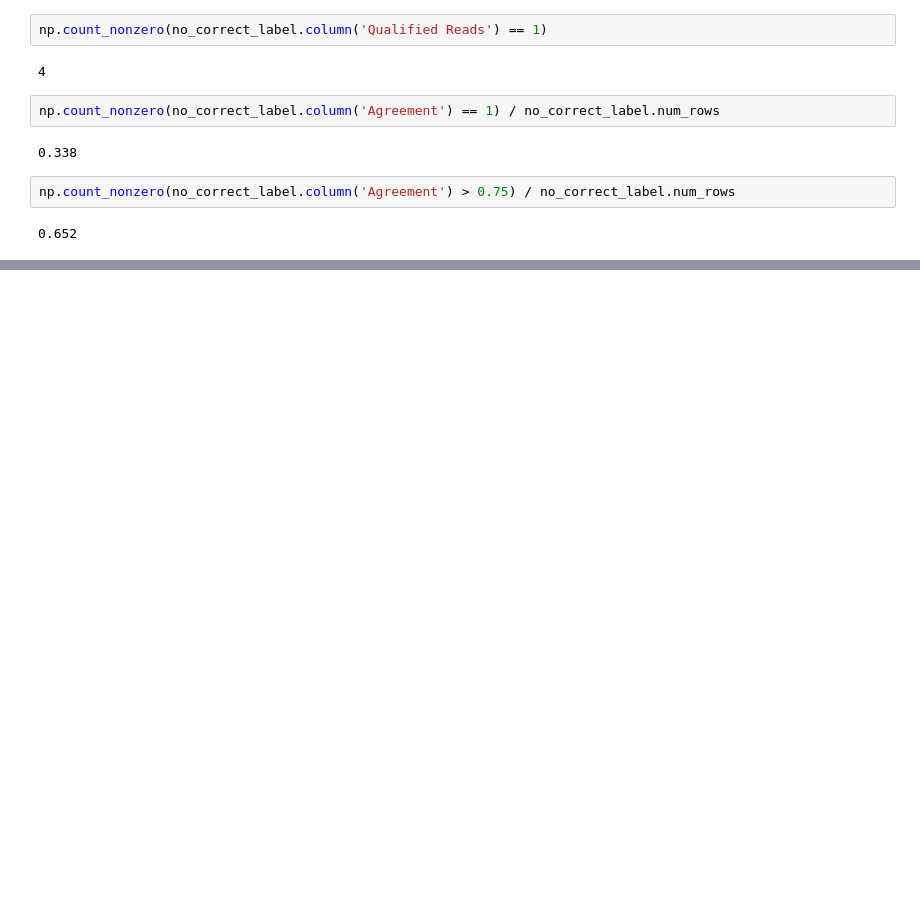
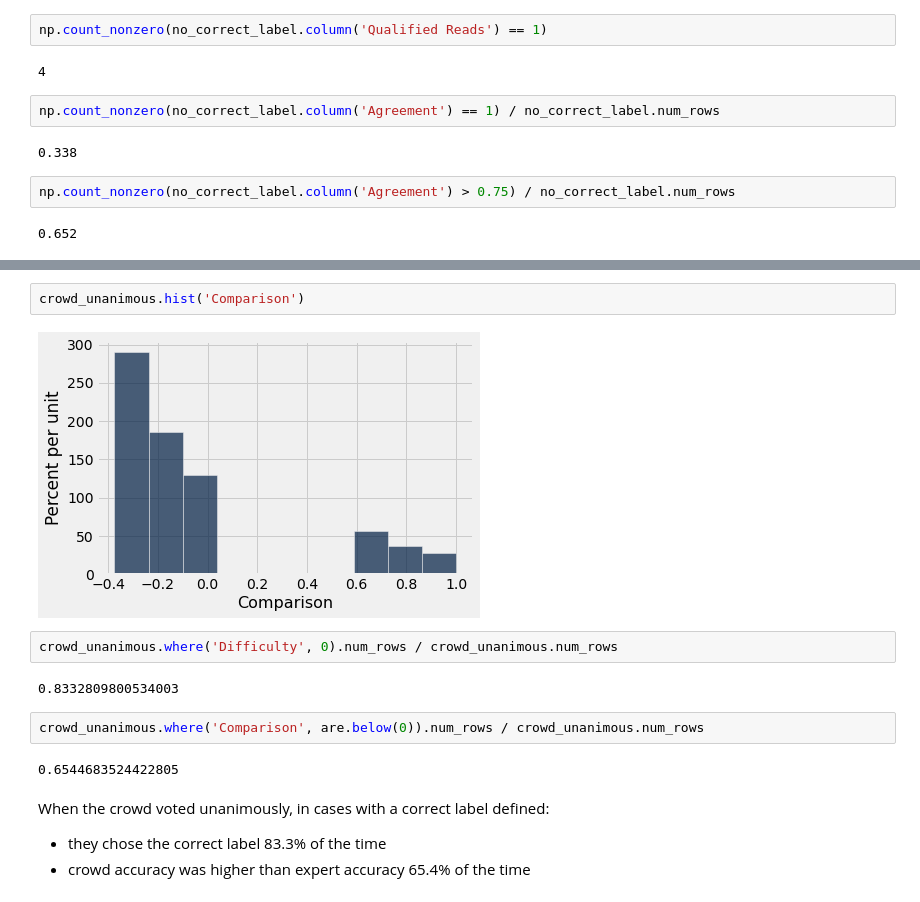
Before and after one commit to stoddardian/label-medical-images, a Jupyter notebook: descriptive-analysis-2.ipynb, the cells around one changed output, grey strips where cells are left out. Drawn from its saved outputs; the diff is of its cells as text; blank space fills up the shorter version.

```diff
--- a/descriptive-analysis-2.ipynb
+++ b/descriptive-analysis-2.ipynb
@@ -417,0 +468,17 @@ In about two thirds of these cases, the crowd vote leaned at least 75% in one di
+# %%
+crowd_unanimous.hist('Comparison')
+# %% [output]
+[figure, added]
+# %%
+crowd_unanimous.where('Difficulty', 0).num_rows / crowd_unanimous.num_rows
+# %% [output]
+0.8332809800534003
+# %%
+crowd_unanimous.where('Comparison', are.below(0)).num_rows / crowd_unanimous.num_rows
+# %% [output]
+0.6544683524422805
+# %% [markdown]
+When the crowd voted unanimously, in cases with a correct label defined:
+
+- they chose the correct label 83.3% of the time
+- crowd accuracy was higher than expert accuracy 65.4% of the time
```
Also changed, not shown: parts of 19 cells of this notebook.
